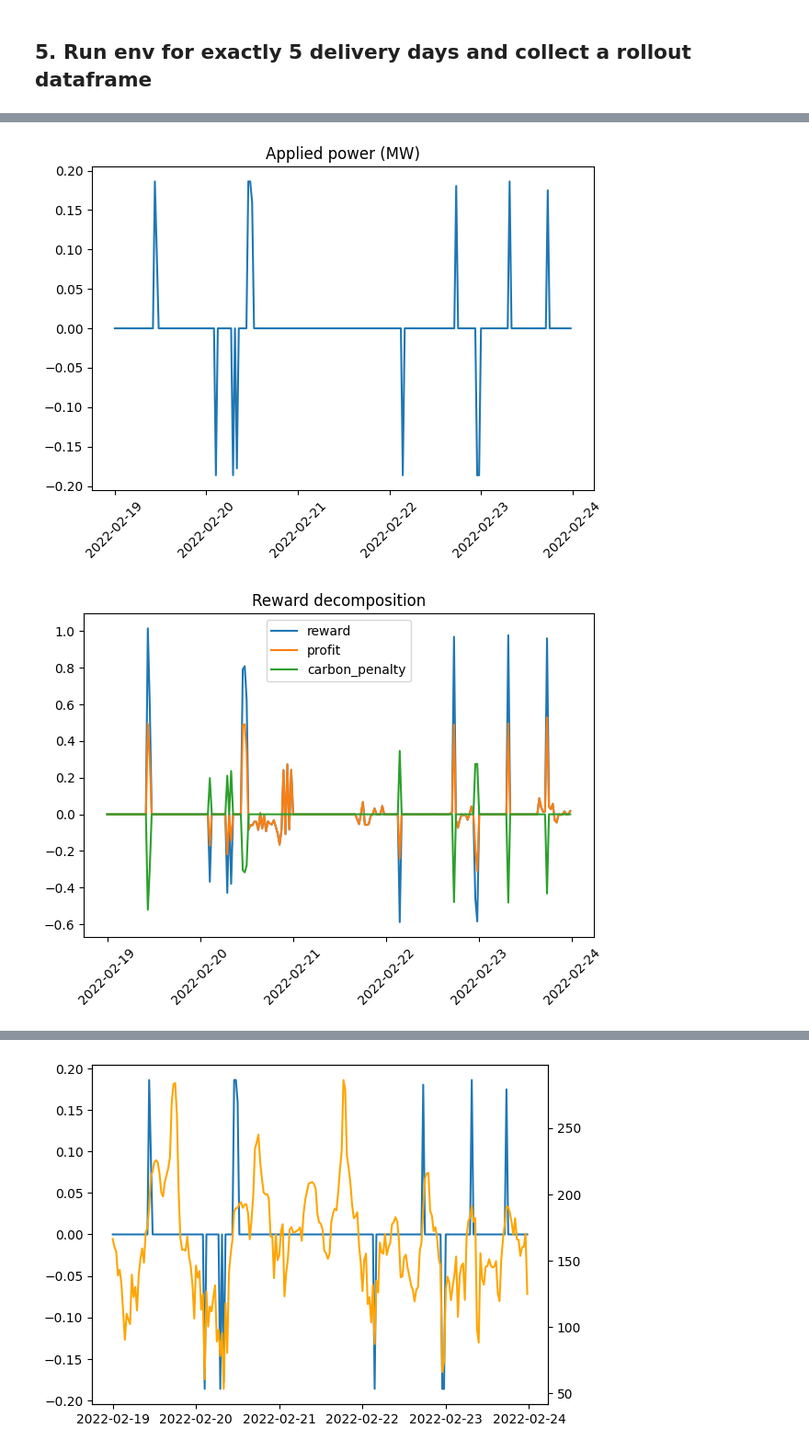
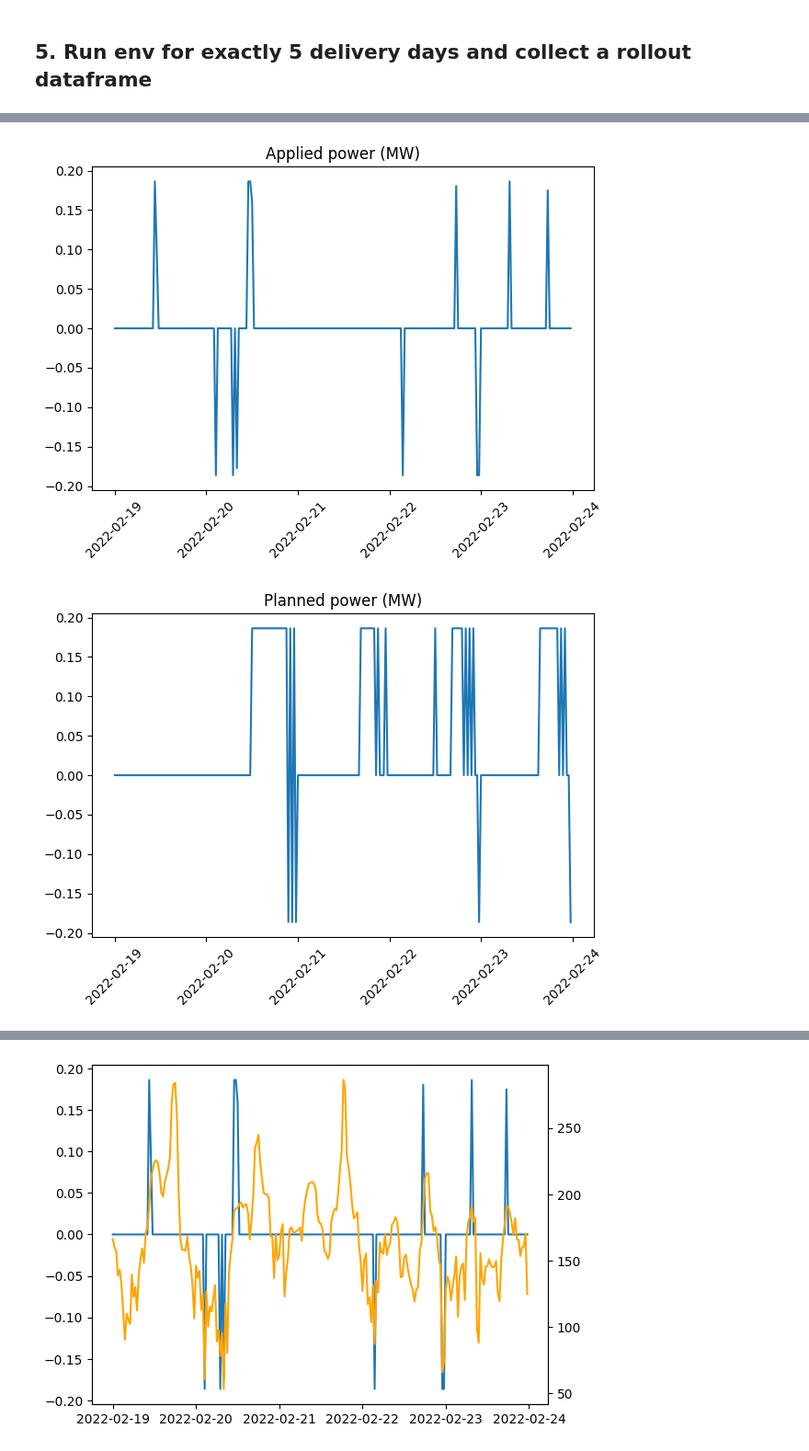
Before and after one commit to giacfiorani/DRL_BESS_Optimisation, a Jupyter notebook: envs/env_test.ipynb, the cells around one changed output, grey strips where cells are left out. Shown at 92% size. Saved outputs shown, nothing was run; the diff lists cells and outputs as text; code cells hidden in the pictures.

Commit message:
Added info: Applied Power & Planned Power

```diff
--- a/envs/env_test.ipynb
+++ b/envs/env_test.ipynb
@@ -196,6 +196,8 @@ def rollout(env, days=5, seed=123, mode="price_only"):
 
             "soc": info["soc"],
             "P_applied_MW": info["P_applied_MW"],
+            "P_planned": info["P_planned_MW"],
+            "P_dev": info["P_dev_MW"],
             "delta_soc": info["delta_soc"],
 
             "id_price_now": info["id_price_now"],
@@ -204,7 +206,7 @@ def rollout(env, days=5, seed=123, mode="price_only"):
 
             "profit": info["profit_norm"],
             "carbon_penalty": info["carbon_penalty_norm"],
-            "reward": r,
+            "reward": info["reward"],
 
             "da_available": info["da_available"],
         })
@@ -259,31 +261,46 @@ def plot_rollout(df):
     plt.figure()
     plt.plot(df["delivery_ts"], df["soc"])
     plt.title("SoC")
     plt.xticks(rotation=45)
     plt.tight_layout()
     plt.show()
 
     plt.figure()
     plt.plot(df["delivery_ts"], df["P_applied_MW"])
     plt.title("Applied power (MW)")
     plt.xticks(rotation=45)
     plt.tight_layout()
     plt.show()
 
     plt.figure()
+    plt.plot(df["delivery_ts"], df["P_planned"])
+    plt.title("Planned power (MW)")
+    plt.xticks(rotation=45)
+    plt.tight_layout()
+    plt.show()
+
+    plt.figure()
+    plt.plot(df["delivery_ts"], df["P_dev"])
+    plt.title("Deviated power (MW)")
+    plt.xticks(rotation=45)
+    plt.tight_layout()
+    plt.show()
+
+
+    plt.figure()
     plt.plot(df["delivery_ts"], df["reward"], label="reward")
     plt.plot(df["delivery_ts"], df["profit"], label="profit")
     plt.plot(df["delivery_ts"], df["carbon_penalty"], label="carbon_penalty")
     plt.legend()
     plt.title("Reward decomposition")
     plt.xticks(rotation=45)
     plt.tight_layout()
     plt.show()
 
 plot_rollout(df_roll)
 # %% [output]
 [figure]
 [figure]
 [figure]
 [figure]
-[figure, old version]
+[figure, new version]
```
Also changed, not shown: parts of 4 cells of this notebook, 1 other file.
